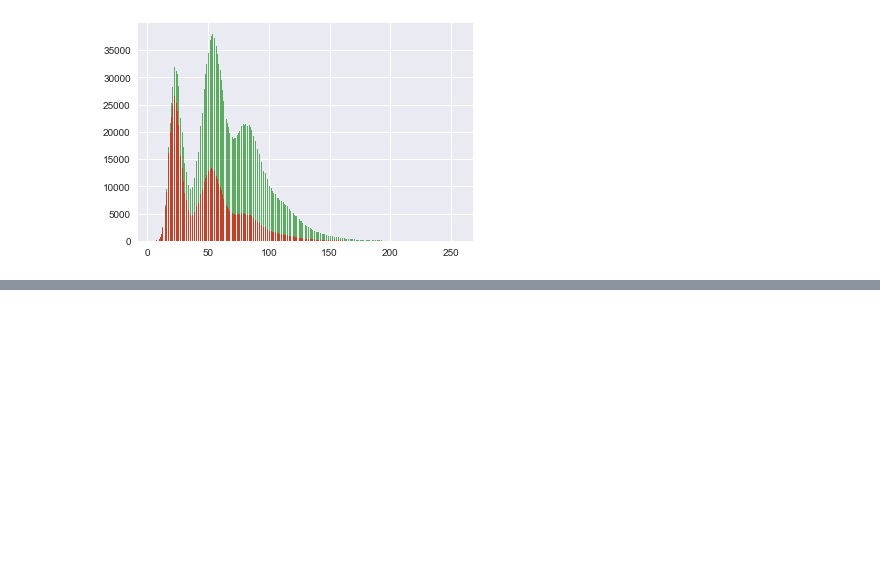
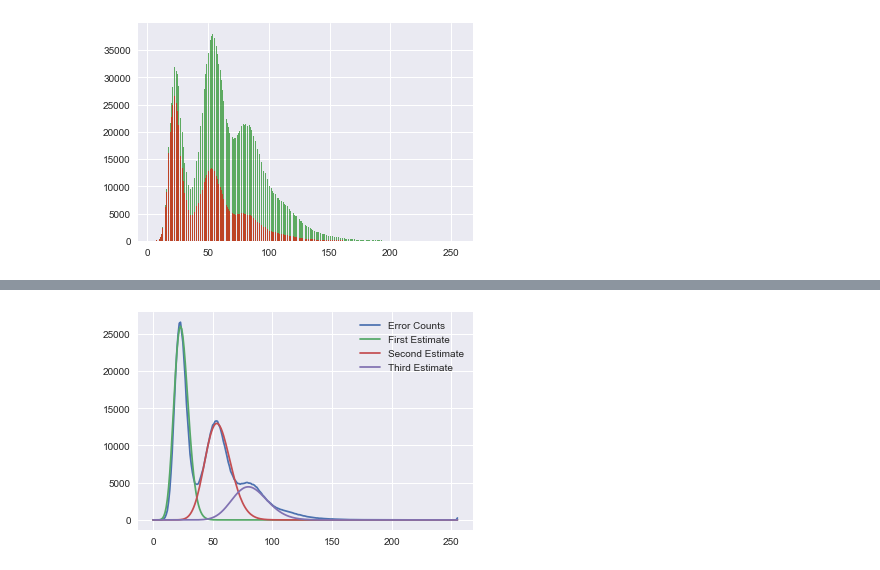
Before and after one commit to adamjorr/jelly, a Jupyter notebook: graphstuff.ipynb, the cells around one changed output, grey strips where cells are left out. Saved outputs shown, nothing was run; the diff lists cells and outputs as text; code cells hidden in the pictures; blank space fills up the shorter version.

```diff
--- a/graphstuff.ipynb
+++ b/graphstuff.ipynb
@@ -45,0 +107,17 @@ plt.plot(x,est_errs)
+# %%
+plt.plot(x, ecounts)
+
+u = 50
+v = 50
+w = 50
+
+first_err_est = scipy.stats.nbinom.pmf(x, u, nbparam(u, first_lambda)) * first_factor
+second_err_est = scipy.stats.nbinom.pmf(x, v, nbparam(v, second_lambda)) * second_factor / 2
+third_err_est = scipy.stats.nbinom.pmf(x, w, nbparam(w, third_lambda)) * third_factor / 3
+
+plt.plot(x, first_err_est)
+plt.plot(x, second_err_est)
+plt.plot(x, third_err_est)
+plt.legend(labels = ("Error Counts", "First Estimate", "Second Estimate", "Third Estimate"));
+# %% [output]
+[figure, added]
```
Also changed, not shown: parts of 18 cells of this notebook.
